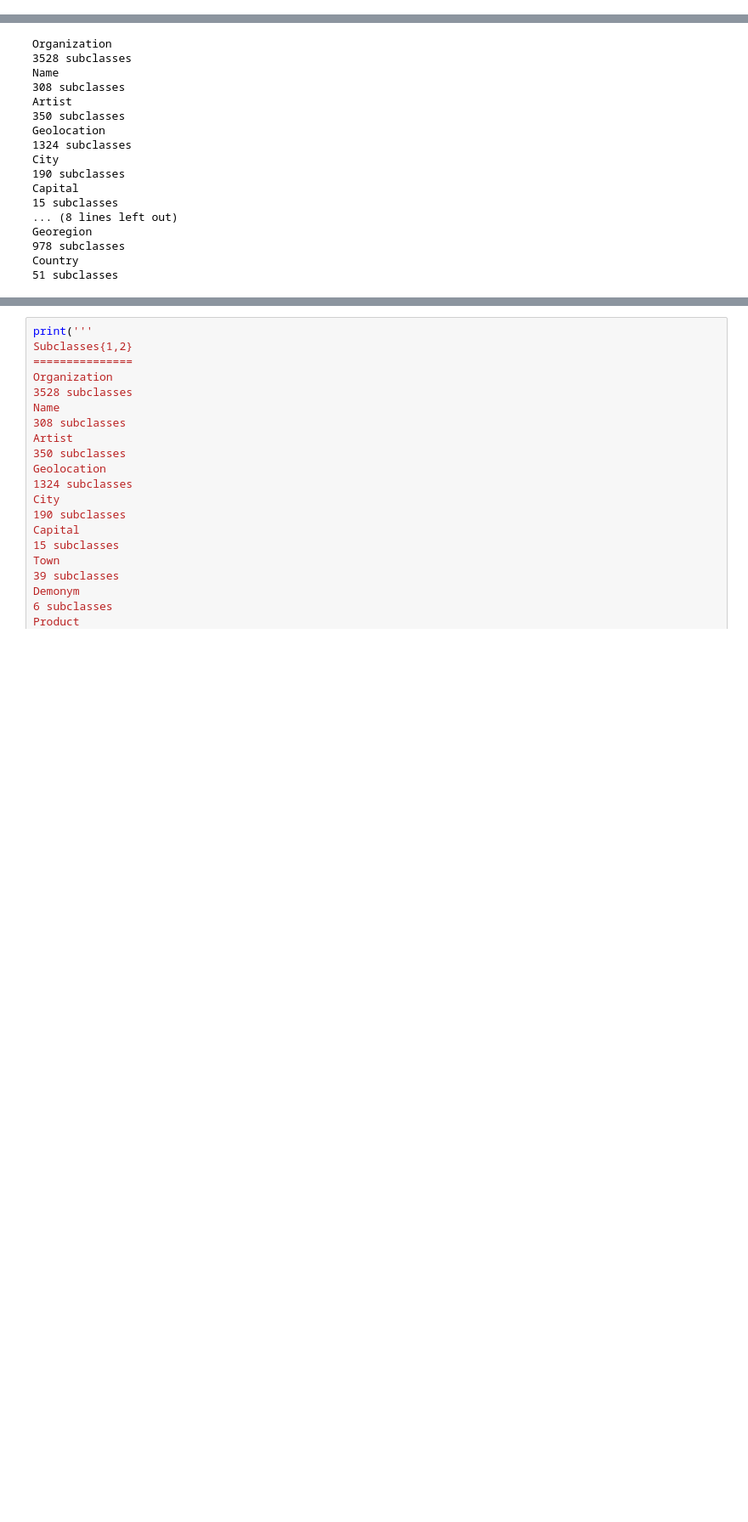
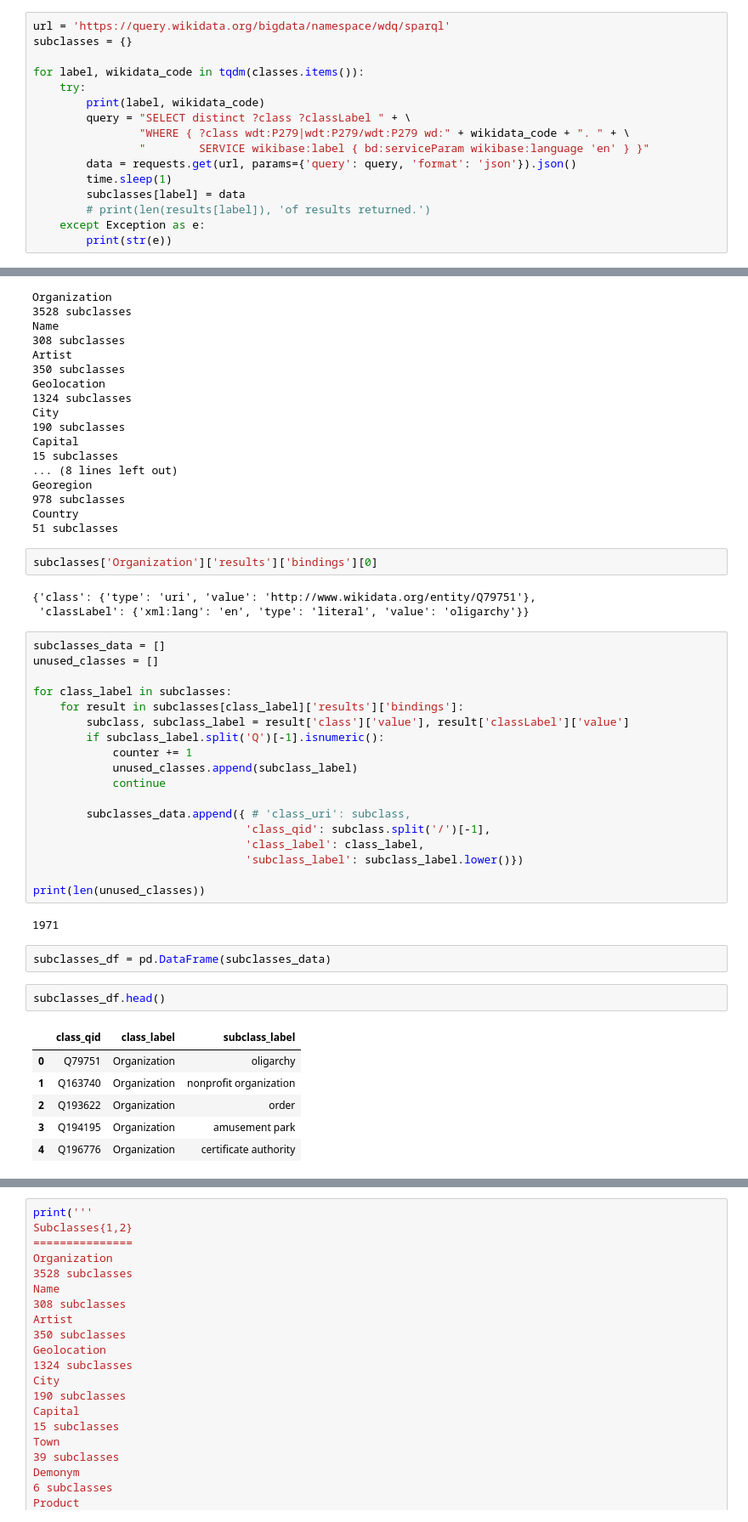
Before and after one commit to D2KLab/GraphNER, a Jupyter notebook: script_make_urllib_gazetteers.ipynb, the cells around one changed output, grey strips where cells are left out. Shown: that part at 85% size. Cells and saved outputs as stored; diff of their text form; blank space fills up the shorter version.

```diff
--- a/script_make_urllib_gazetteers.ipynb
+++ b/script_make_urllib_gazetteers.ipynb
@@ -63,3 +63,19 @@ Product Q2424752
 Brand Q431289
 Georegion Q82794
 Country Q6256
+# %%
+url = 'https://query.wikidata.org/bigdata/namespace/wdq/sparql'
+subclasses = {}
+
+for label, wikidata_code in tqdm(classes.items()):
+    try:
+        print(label, wikidata_code)
+        query = "SELECT distinct ?class ?classLabel " + \
+                "WHERE { ?class wdt:P279|wdt:P279/wdt:P279 wd:" + wikidata_code + ". " + \
+                "        SERVICE wikibase:label { bd:serviceParam wikibase:language 'en' } }"
+        data = requests.get(url, params={'query': query, 'format': 'json'}).json()
+        time.sleep(1)
+        subclasses[label] = data
+        # print(len(results[label]), 'of results returned.')
+    except Exception as e:
+        print(str(e))
@@ -85,3 +104,39 @@ Georegion
 978 subclasses
 Country
 51 subclasses
+# %%
+subclasses['Organization']['results']['bindings'][0]
+# %% [output]
+{'class': {'type': 'uri', 'value': 'http://www.wikidata.org/entity/Q79751'},
+ 'classLabel': {'xml:lang': 'en', 'type': 'literal', 'value': 'oligarchy'}}
+# %%
+subclasses_data = []
+unused_classes = []
+
+for class_label in subclasses:
+    for result in subclasses[class_label]['results']['bindings']:
+        subclass, subclass_label = result['class']['value'], result['classLabel']['value']
+        if subclass_label.split('Q')[-1].isnumeric():
+            counter += 1
+            unused_classes.append(subclass_label)
+            continue
+
+        subclasses_data.append({ # 'class_uri': subclass,
+                                'class_qid': subclass.split('/')[-1],
+                                'class_label': class_label,
+                                'subclass_label': subclass_label.lower()})
+
+print(len(unused_classes))
+# %% [output]
+1971
+# %%
+subclasses_df = pd.DataFrame(subclasses_data)
+# %%
+subclasses_df.head()
+# %% [output]
+|  | class_qid | class_label | subclass_label |
+| 0 | Q79751 | Organization | oligarchy |
+| 1 | Q163740 | Organization | nonprofit organization |
+| 2 | Q193622 | Organization | order |
+| 3 | Q194195 | Organization | amusement park |
+| 4 | Q196776 | Organization | certificate authority |
```
Also changed, not shown: parts of 5 cells of this notebook, 17 other files.
